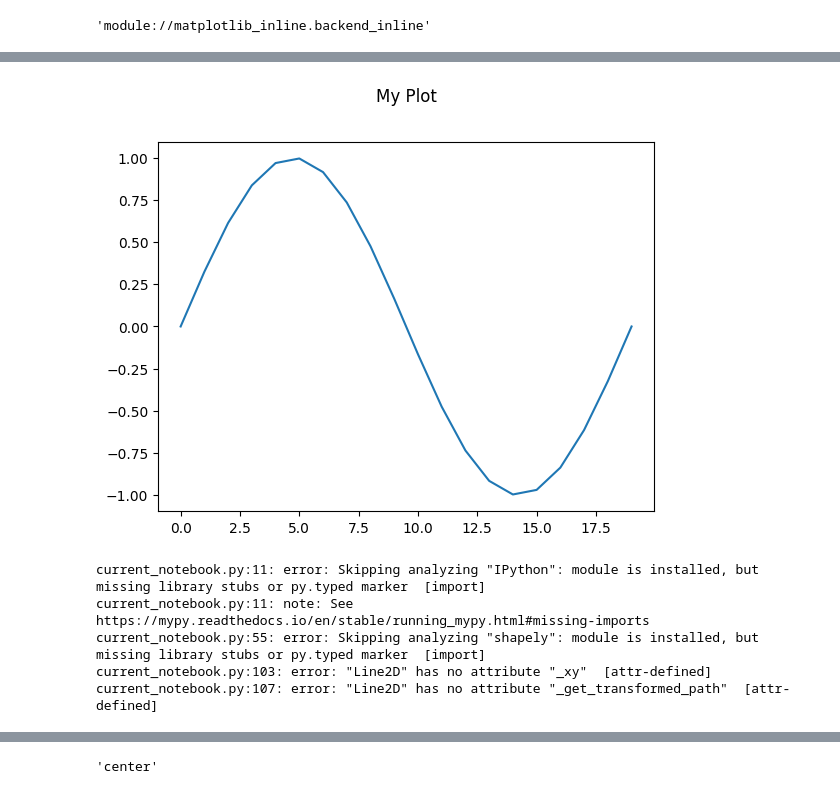
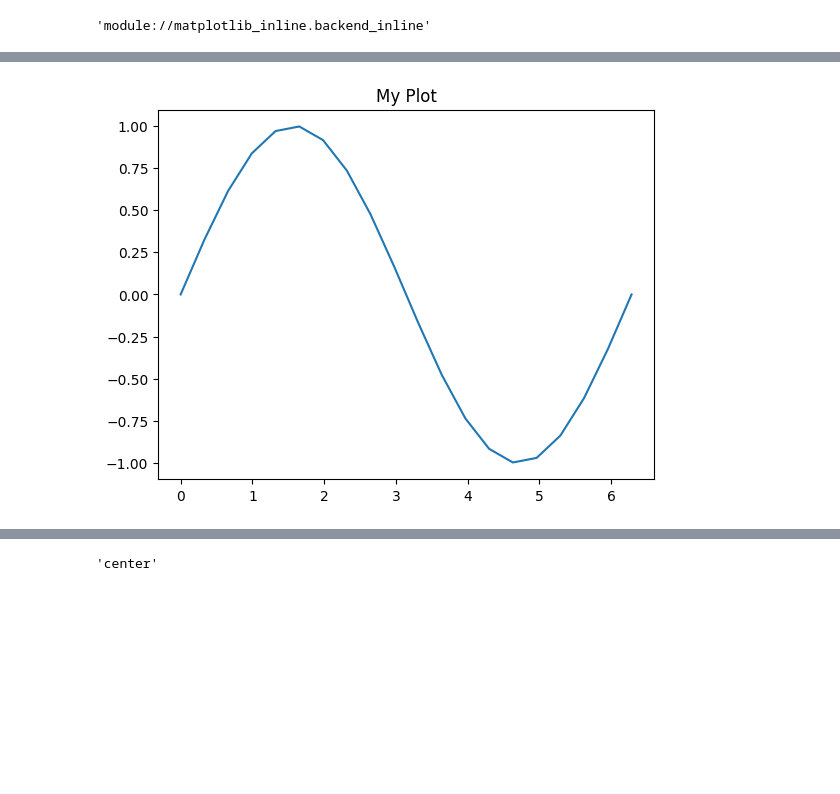
Before and after one commit to brianhempel/sketch-n-plot, a Jupyter notebook: Sketch-n-Plot.ipynb, the cells around one changed output, grey strips where cells are left out. Cells and saved outputs as stored; diff of their text form; code cells hidden in the pictures; blank space fills up the shorter version.

```diff
--- a/Sketch-n-Plot.ipynb
+++ b/Sketch-n-Plot.ipynb
@@ -415,29 +415,24 @@ IPython.get_ipython().kernel.shell.ast_transformers
 # %%
 # mpl.use("module://matplotlib_inline.backend_inline")
 plt.ioff()
 fig, ax = plt.subplots()
 # ax.set_title(label, fontdict=None, loc='center', pad=None, **kwargs)
 text = ax.set_title("My Plot")
 xs = np.linspace(0, 2 * np.pi, 20)
 ys = np.sin(xs)
-lines = ax.plot(ys)
+lines = ax.plot(xs, ys)
 
 # text._snp_loc
 
 # This is slow (lol):
 # tag_with_paths_deep(fig, "fig")
 # tag_with_paths_deep(ax, "ax")
 
 # pathlib.Path('scratch/snp.html').write_text(SNP(fig)._repr_html_())
 
 SNP(fig)
 # %% [output]
-[figure, old version]
+[figure, new version]
-current_notebook.py:11: error: Skipping analyzing "IPython": module is installed, but missing library stubs or py.typed marker  [import]
-current_notebook.py:11: note: See https://mypy.readthedocs.io/en/stable/running_mypy.html#missing-imports
-current_notebook.py:55: error: Skipping analyzing "shapely": module is installed, but missing library stubs or py.typed marker  [import]
-current_notebook.py:103: error: "Line2D" has no attribute "_xy"  [attr-defined]
-current_notebook.py:107: error: "Line2D" has no attribute "_get_transformed_path"  [attr-defined]
 # %%
 %%javascript
 
```
Also changed, not shown: parts of 13 cells of this notebook, 3 other files.
